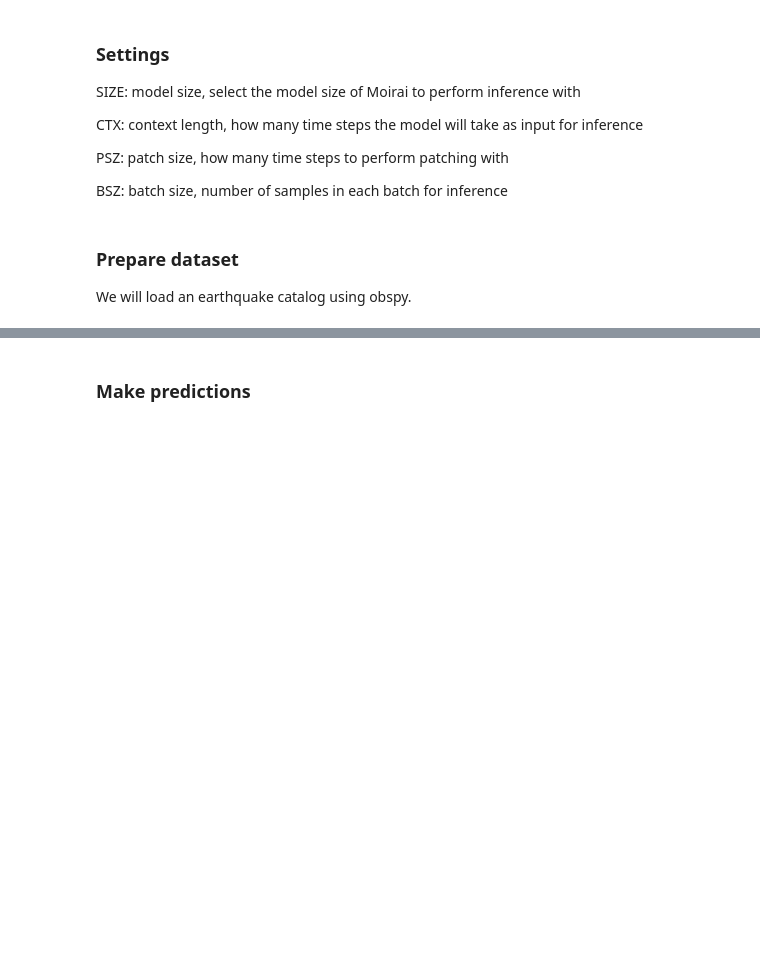
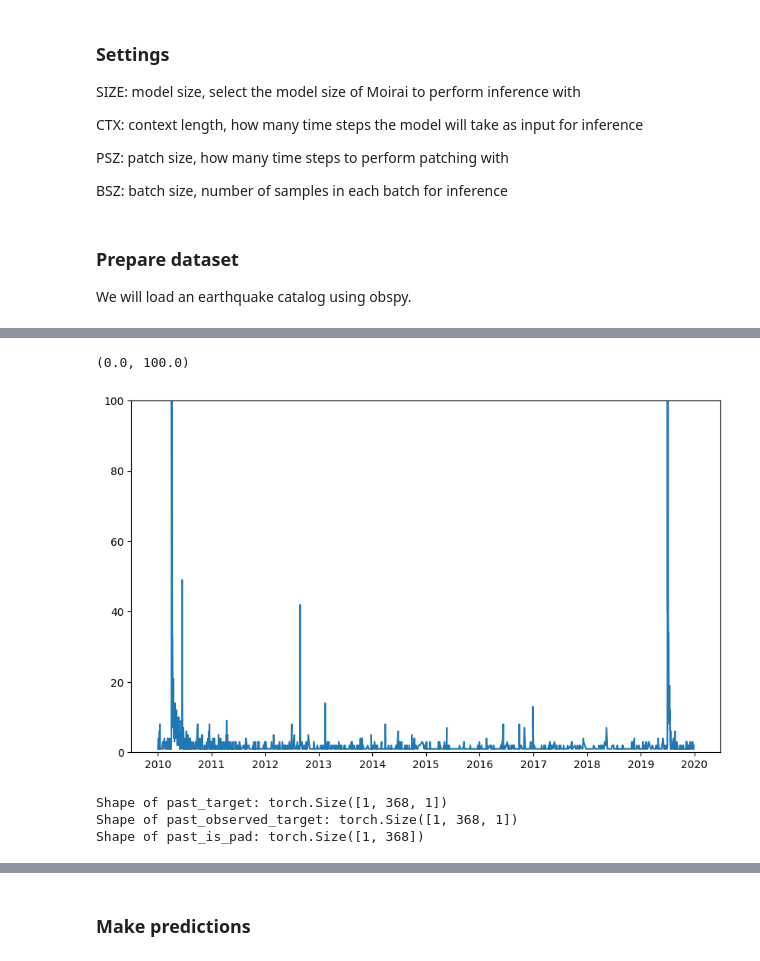
Before and after one commit to mdenolle/GeoCAST, a Jupyter notebook: quake-zero-shot/moirai_quake_forecast.ipynb, the cells around one changed output, grey strips where cells are left out. Drawn from its saved outputs; the diff is of its cells as text; code cells hidden in the pictures; blank space fills up the shorter version.

```diff
--- a/quake-zero-shot/moirai_quake_forecast.ipynb
+++ b/quake-zero-shot/moirai_quake_forecast.ipynb
@@ -70,0 +107,48 @@ MetaData(freq='1H', target_dim=1, prediction_length=24, feat_dynamic_real_dim=0,
+# %%
+import pandas as pd
+from gluonts.dataset.pandas import PandasDataset
+
+# Assuming event_counts_df is your DataFrame
+# Ensure the DataFrame has the required columns
+# For example, let's assume event_counts_df has columns 'date' and 'count'
+
+# Convert the date column to datetime and set it as the index
+event_counts_df['date'] = pd.to_datetime(event_counts_df.index)
+event_counts_df.set_index('date', inplace=True)
+
+# Identify the frequency of your time series
+freq = 'D'  # Daily frequency
+
+# Create a new index with the desired frequency
+new_index = pd.date_range(start=event_counts_df.index.min(), end=event_counts_df.index.max(), freq=freq)
+
+# Reindex the DataFrame to fill in any missing dates
+event_counts_df = event_counts_df.reindex(new_index)
+
+# Fill missing values (e.g., forward fill)
+event_counts_df.fillna(method='ffill', inplace=True)
+
+# Rename the count column to target
+event_counts_df = event_counts_df.rename(columns={'count': 'target'})
+
+# Add a dummy item_id column
+event_counts_df['item_id'] = 0
+
+# Create a PandasDataset
+dataset = PandasDataset.from_long_dataframe(
+    event_counts_df.reset_index(),
+    item_id='item_id',
+    target='target',
+    timestamp='index',
+    freq=freq
+)
+
+# Now dataset is a PandasDataset compatible with GluonTS
+# %%
+# plot the number of events per day
+plt.figure(figsize=(10, 6))
+plt.plot(event_counts_df.index, event_counts_df['target'])
+plt.ylim([0, 100])
+# %% [output]
+(0.0, 100.0)
+[figure, added]
@@ -91,0 +186,8 @@ forecast_it = iter(forecasts)
+# %%
+print("Shape of past_target:", past_target.shape)
+print("Shape of past_observed_target:", past_observed_target.shape)
+print("Shape of past_is_pad:", past_is_pad.shape)
+# %% [output]
+Shape of past_target: torch.Size([1, 368, 1])
+Shape of past_observed_target: torch.Size([1, 368, 1])
+Shape of past_is_pad: torch.Size([1, 368])
```
Also changed, not shown: parts of 23 cells of this notebook, 1 other file.
